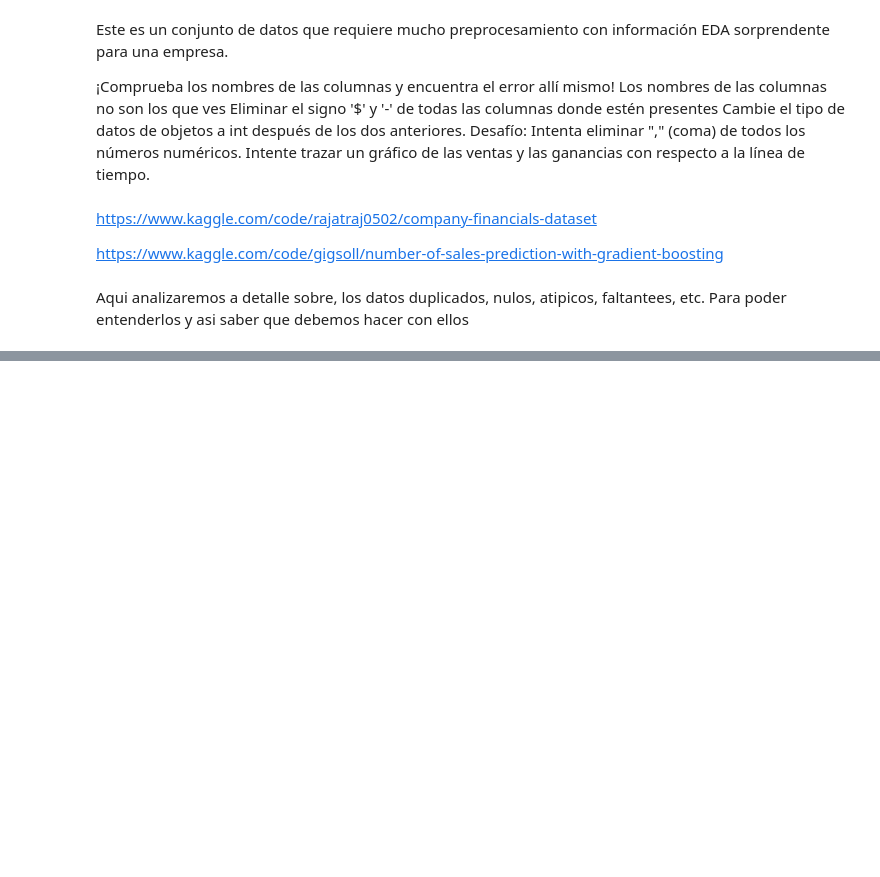
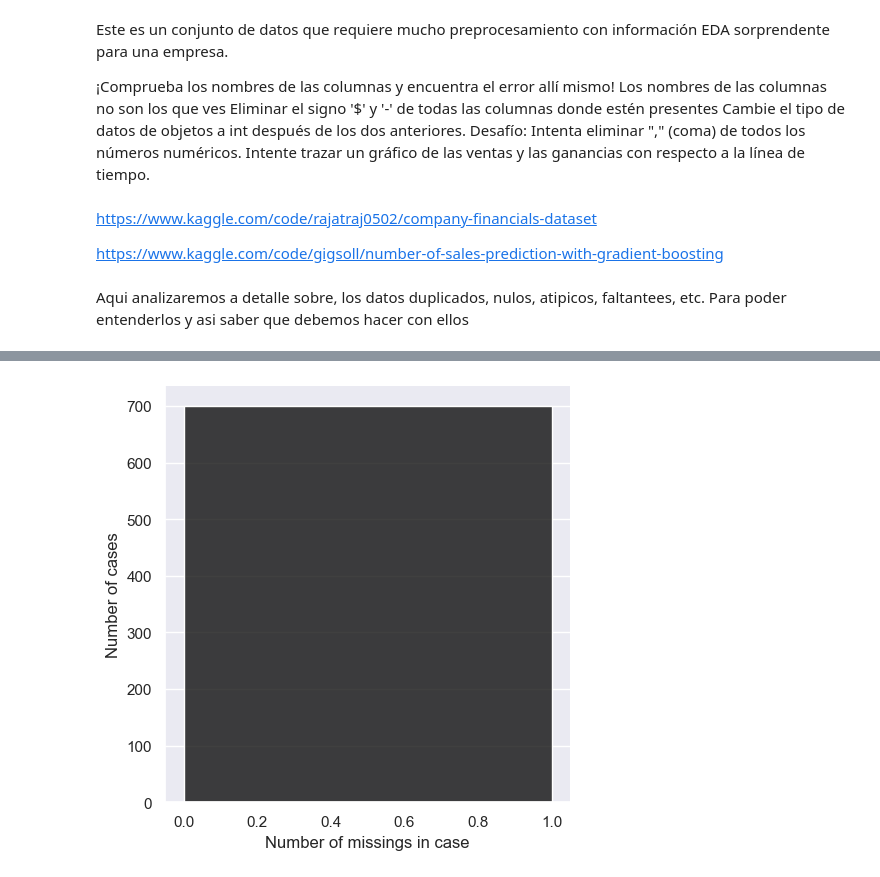
Before and after one commit to jluis-ml/Proyecto-Empresa-Finanzas, a Jupyter notebook: 1_Cleaning_Analitics.ipynb, the cells around one changed output, grey strips where cells are left out. Drawn from its saved outputs; the diff is of its cells as text; code cells hidden in the pictures; blank space fills up the shorter version.

```diff
--- a/1_Cleaning_Analitics.ipynb
+++ b/1_Cleaning_Analitics.ipynb
@@ -38,0 +335,4 @@ warnings.filterwarnings("ignore", category=DeprecationWarning)
+# %%
+data.missing.missing_case_plot()
+# %% [output]
+[figure, added]
```
Also changed, not shown: parts of 40 cells of this notebook, 1 other file.
